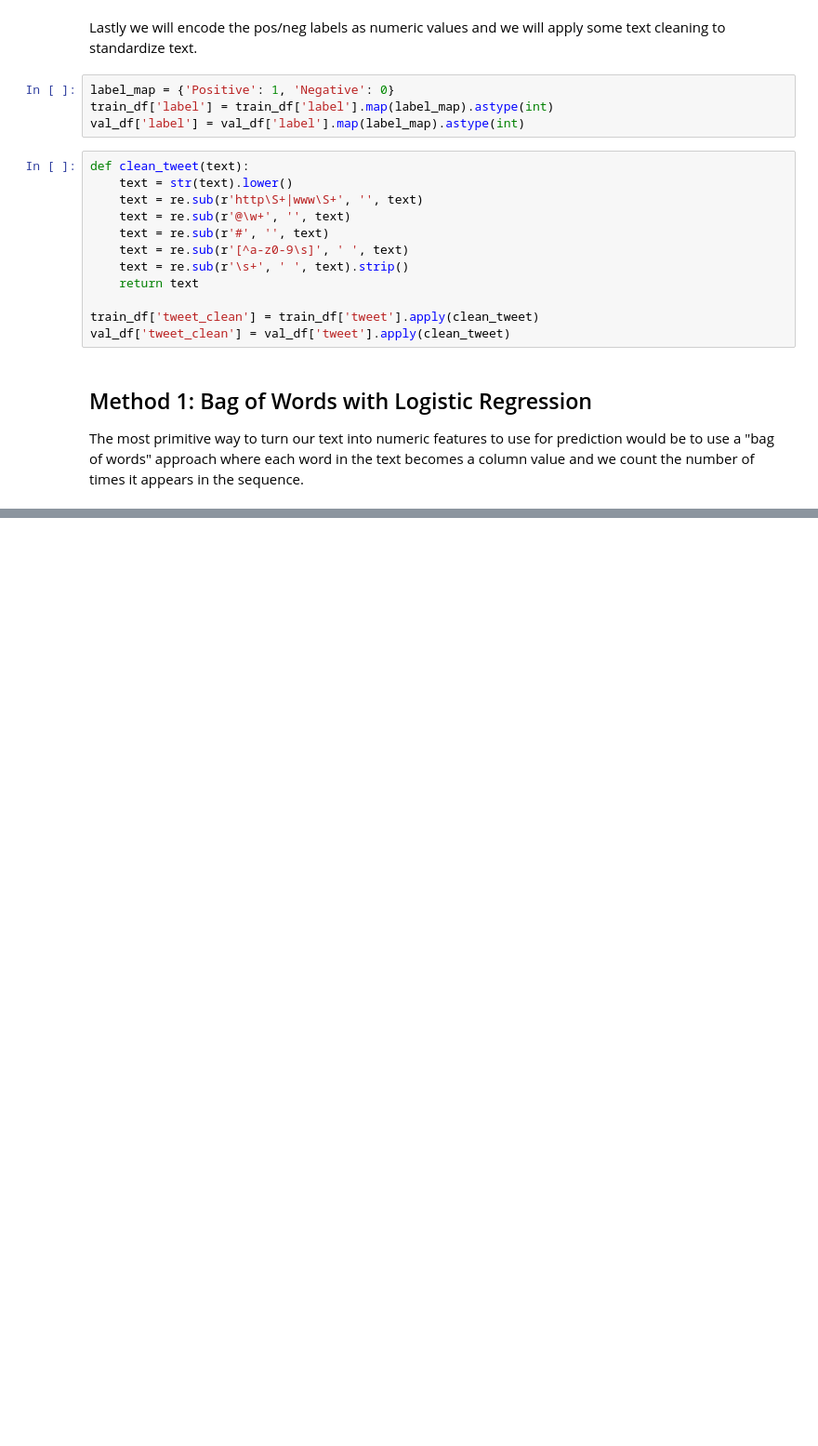
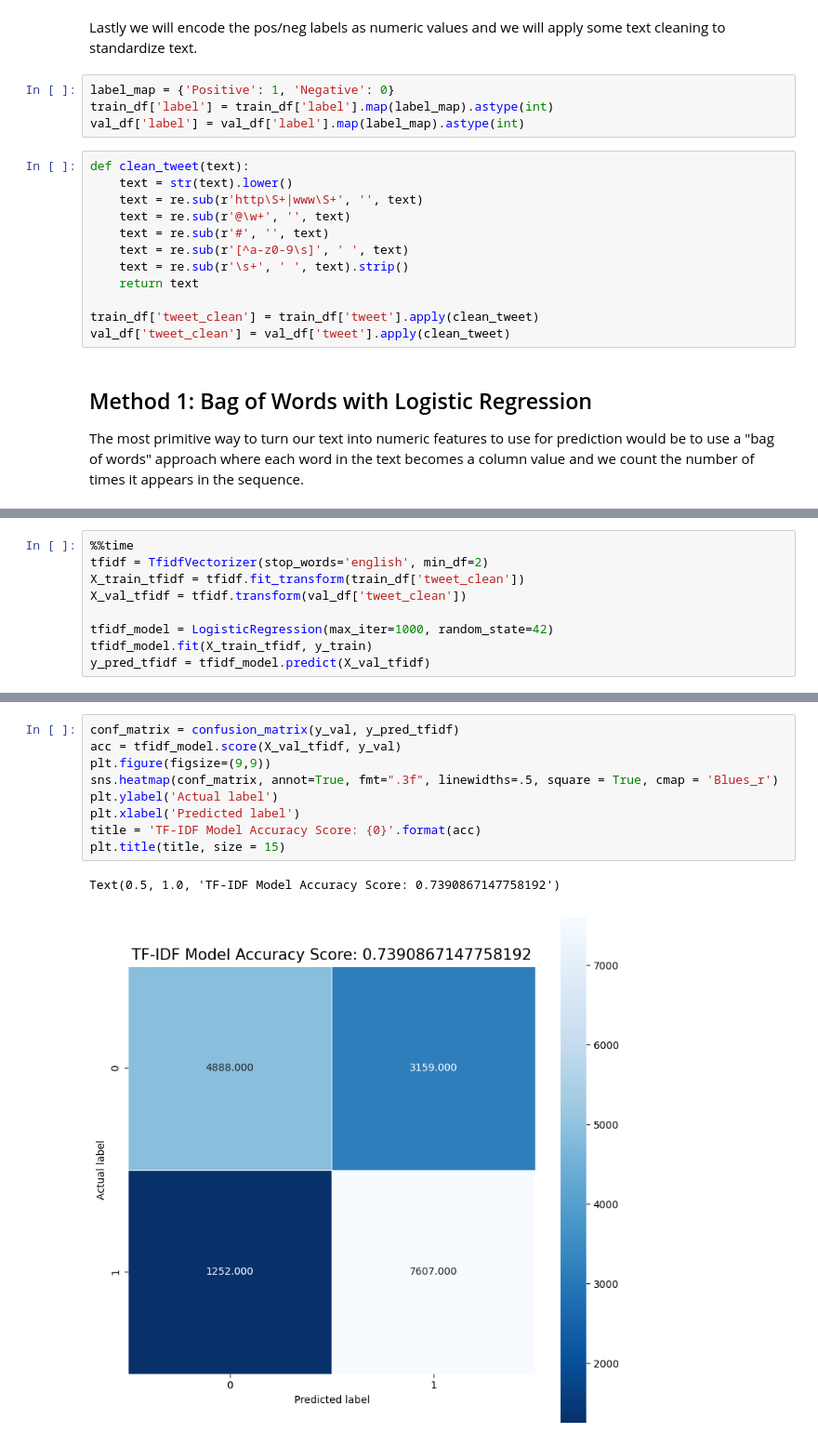
Before and after one commit to danield2255/topic-classification-methods-experiment, a Jupyter notebook: binary_sentiment_analysis_experiment.ipynb, the cells around one changed output, grey strips where cells are left out. Shown at 93% size. Saved outputs shown, nothing was run; the diff lists cells and outputs as text; blank space fills up the shorter version.

```diff
--- a/binary_sentiment_analysis_experiment.ipynb
+++ b/binary_sentiment_analysis_experiment.ipynb
@@ -137,0 +155,9 @@ Confusion matrix:
+# %%
+%%time
+tfidf = TfidfVectorizer(stop_words='english', min_df=2)
+X_train_tfidf = tfidf.fit_transform(train_df['tweet_clean'])
+X_val_tfidf = tfidf.transform(val_df['tweet_clean'])
+
+tfidf_model = LogisticRegression(max_iter=1000, random_state=42)
+tfidf_model.fit(X_train_tfidf, y_train)
+y_pred_tfidf = tfidf_model.predict(X_val_tfidf)
@@ -137,0 +180,12 @@ Confusion matrix:
+# %%
+conf_matrix = confusion_matrix(y_val, y_pred_tfidf)
+acc = tfidf_model.score(X_val_tfidf, y_val)
+plt.figure(figsize=(9,9))
+sns.heatmap(conf_matrix, annot=True, fmt=".3f", linewidths=.5, square = True, cmap = 'Blues_r')
+plt.ylabel('Actual label')
+plt.xlabel('Predicted label')
+title = 'TF-IDF Model Accuracy Score: {0}'.format(acc)
+plt.title(title, size = 15)
+# %% [output]
+Text(0.5, 1.0, 'TF-IDF Model Accuracy Score: 0.7390867147758192')
+[figure, added]
```
Also changed, not shown: parts of 11 cells of this notebook.
